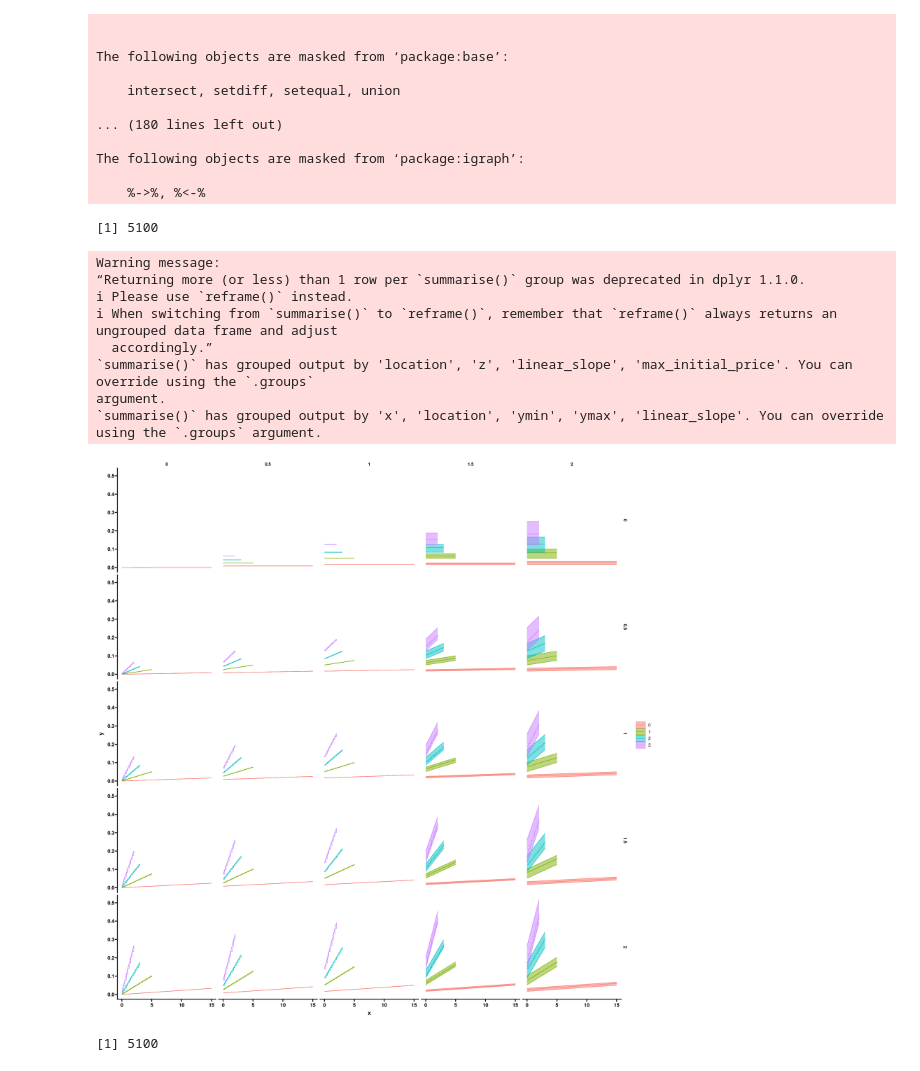
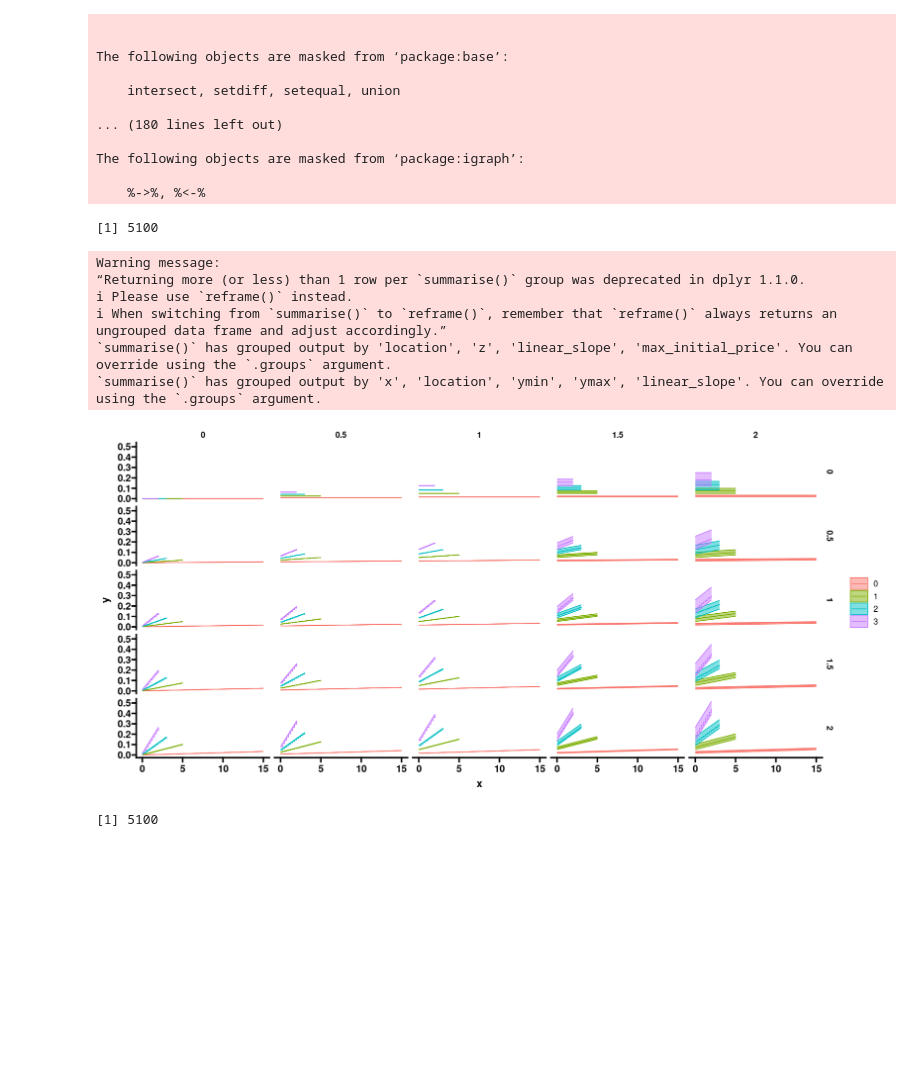
Before and after one commit to VolodiaPG/giraff, a Jupyter notebook: enos/live/experiment.ipynb, the cells around one changed output. Cells and saved outputs as stored; diff of their text form; code cells hidden in the pictures; blank space fills up the shorter version.

```diff
--- a/enos/live/experiment.ipynb
+++ b/enos/live/experiment.ipynb
@@ -120,39 +120,37 @@ for (zz in 0:50){
     }
 }
 nrow(df)
 
 df <- df %>%
     rowwise() %>%
     mutate(initial_price = generate_init_price(location, max_initial_price ))
 df.func <- df %>%
     group_by(location, z, linear_slope, max_initial_price) %>%
     summarize(
         x = seq(0, capacity, by = c(FUNCTION_SIZE)),
         y = cost_linear(x, initial_price, capacity, requirement, linear_slope)
     ) %>%
     group_by(x, location, linear_slope, max_initial_price) %>%
     mutate(ymin = min(y), ymax = max(y)) %>%
     group_by(x, location, ymin, ymax, linear_slope, max_initial_price) %>%
     summarise(y = mean(y)) %>%
     mutate(location = as.factor(location))
-fig(20, 20)
+fig(15, 7)
 ggplot(df.func, aes(x = x, y = y, ymin = ymin, ymax = ymax,  group = location, color = location, fill = location))+
    facet_grid(rows = vars(linear_slope), cols = vars(max_initial_price)) +
   geom_step() +
    geom_ribbon(alpha=0.5)
 
 #   geom_point(data = df.points)
 # %% [output]
 [1] 5100
 Warning message:
 “Returning more (or less) than 1 row per `summarise()` group was deprecated in dplyr 1.1.0.
 ℹ Please use `reframe()` instead.
-ℹ When switching from `summarise()` to `reframe()`, remember that `reframe()` always returns an ungrouped data frame and adjust
-  accordingly.”
-`summarise()` has grouped output by 'location', 'z', 'linear_slope', 'max_initial_price'. You can override using the `.groups`
-argument.
+ℹ When switching from `summarise()` to `reframe()`, remember that `reframe()` always returns an ungrouped data frame and adjust accordingly.”
+`summarise()` has grouped output by 'location', 'z', 'linear_slope', 'max_initial_price'. You can override using the `.groups` argument.
 `summarise()` has grouped output by 'x', 'location', 'ymin', 'ymax', 'linear_slope'. You can override using the `.groups` argument.
-[figure, old version]
+[figure, new version]
 # %%
 MAX_LOCATION <- 4
 FUNCTION_SIZE <- 250
```
Also changed, not shown: parts of 3 cells of this notebook, 1 other file.
